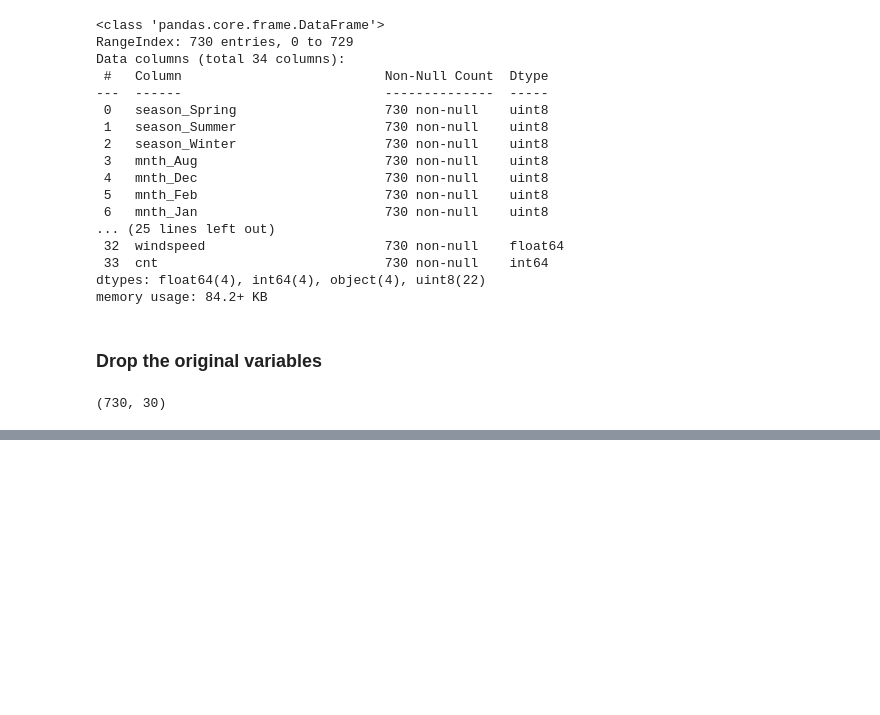
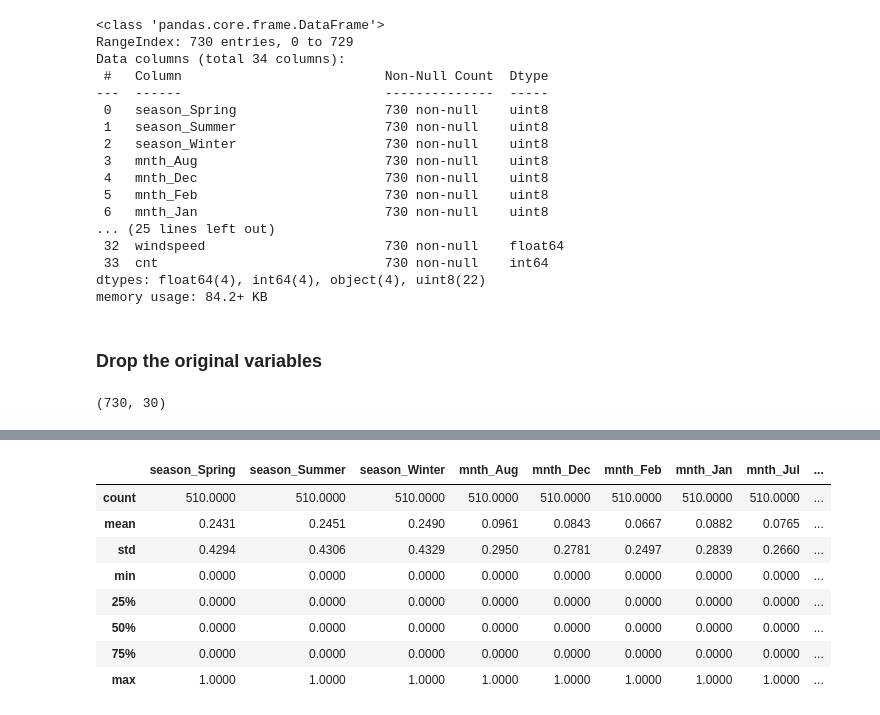
Before and after one commit to taruj/BikeSharing_Assignment, a Jupyter notebook: BikeSharing_Assignment.ipynb, the cells around one changed output, grey strips where cells are left out. Cells and saved outputs as stored; diff of their text form; code cells hidden in the pictures; blank space fills up the shorter version.

```diff
--- a/BikeSharing_Assignment.ipynb
+++ b/BikeSharing_Assignment.ipynb
@@ -435,0 +471,12 @@ bike_data.shape
+# %%
+training.describe()
+# %% [output]
+|  | season_Spring | season_Summer | season_Winter | mnth_Aug | mnth_Dec | mnth_Feb | mnth_Jan | mnth_Jul | ... |
+| count | 510.0000 | 510.0000 | 510.0000 | 510.0000 | 510.0000 | 510.0000 | 510.0000 | 510.0000 | ... |
+| mean | 0.2431 | 0.2451 | 0.2490 | 0.0961 | 0.0843 | 0.0667 | 0.0882 | 0.0765 | ... |
+| std | 0.4294 | 0.4306 | 0.4329 | 0.2950 | 0.2781 | 0.2497 | 0.2839 | 0.2660 | ... |
+| min | 0.0000 | 0.0000 | 0.0000 | 0.0000 | 0.0000 | 0.0000 | 0.0000 | 0.0000 | ... |
+| 25% | 0.0000 | 0.0000 | 0.0000 | 0.0000 | 0.0000 | 0.0000 | 0.0000 | 0.0000 | ... |
+| 50% | 0.0000 | 0.0000 | 0.0000 | 0.0000 | 0.0000 | 0.0000 | 0.0000 | 0.0000 | ... |
+| 75% | 0.0000 | 0.0000 | 0.0000 | 0.0000 | 0.0000 | 0.0000 | 0.0000 | 0.0000 | ... |
+| max | 1.0000 | 1.0000 | 1.0000 | 1.0000 | 1.0000 | 1.0000 | 1.0000 | 1.0000 | ... |
```
Also changed, not shown: parts of 42 cells of this notebook.
